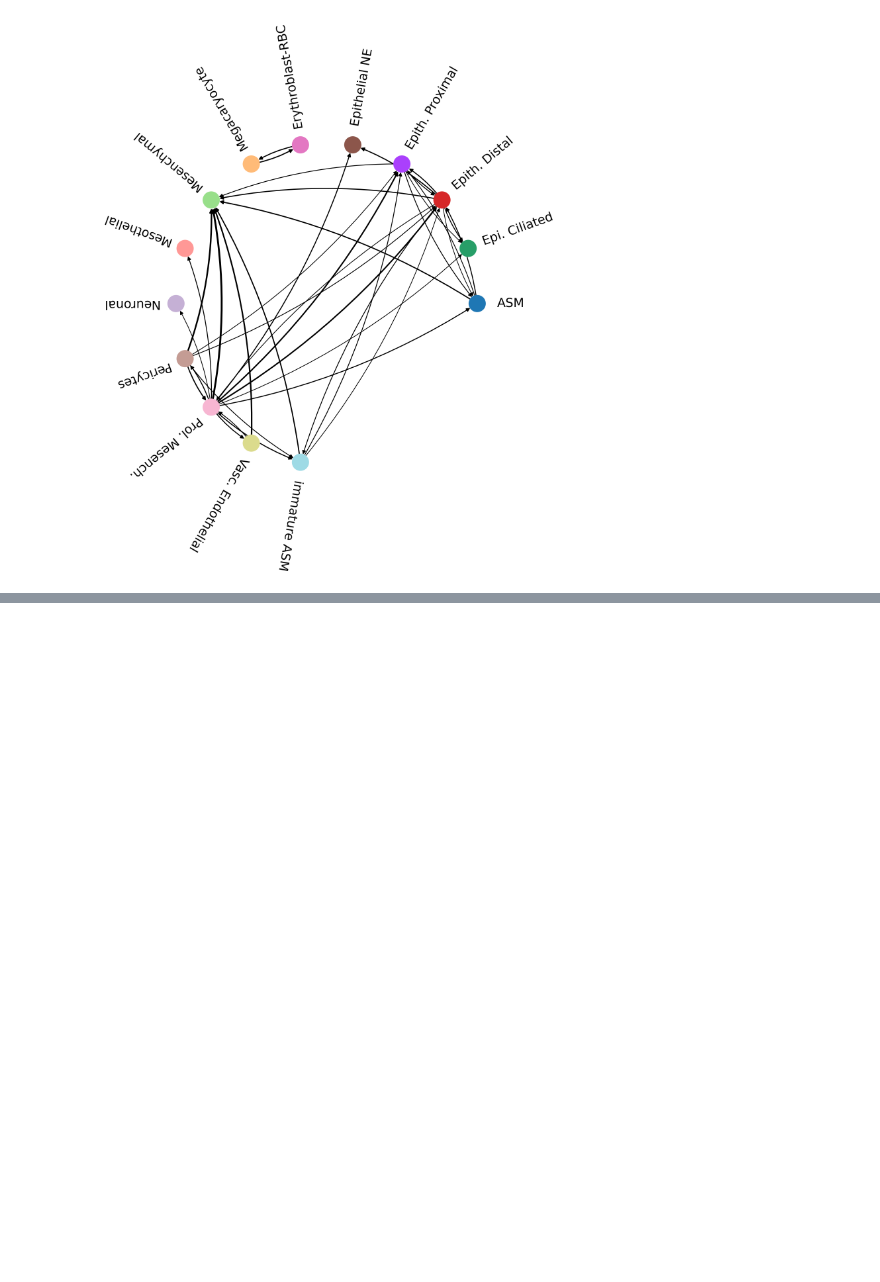
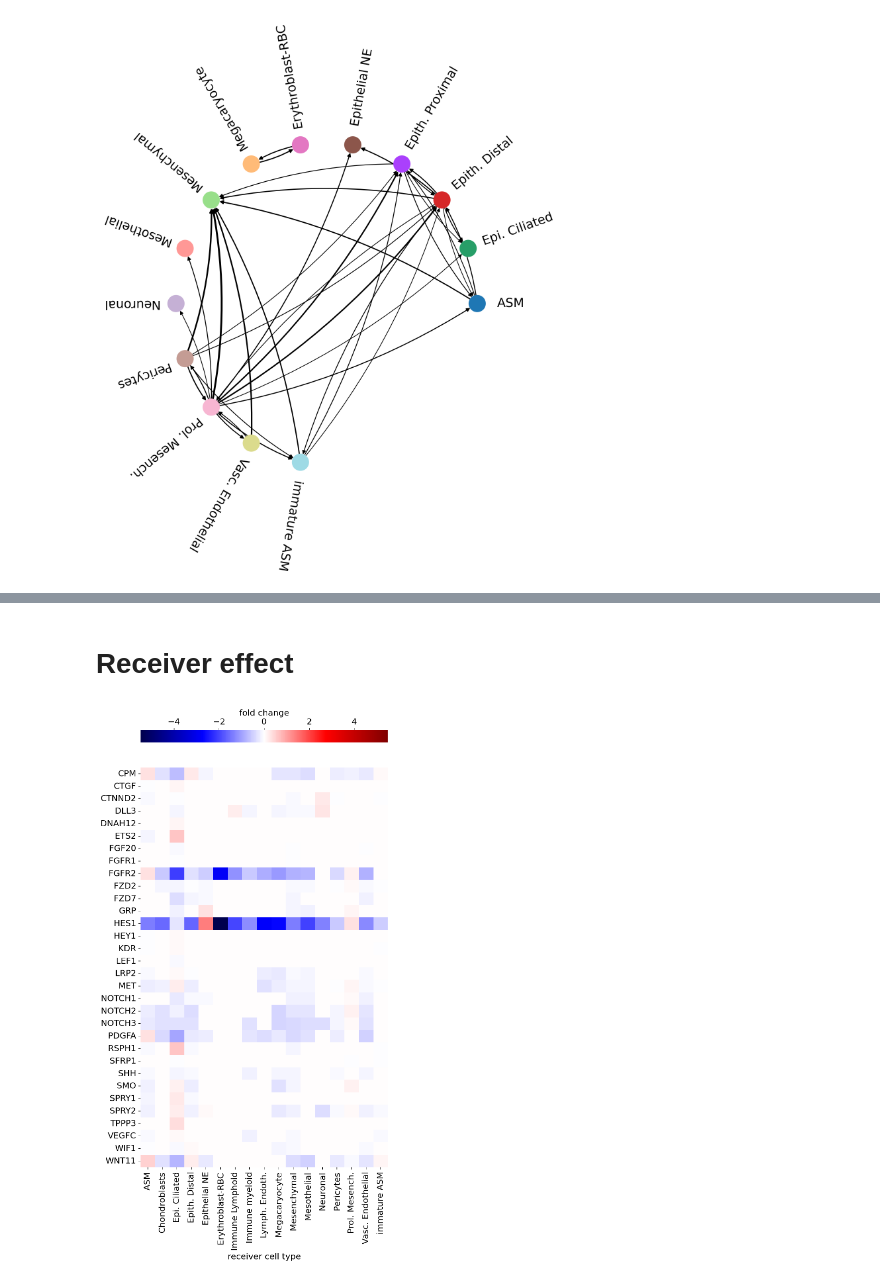
Before and after one commit to theislab/ncem_benchmarks, a Jupyter notebook: notebooks/data_exploration/iss_salas.ipynb, the cells around one changed output, grey strips where cells are left out. Drawn from its saved outputs; the diff is of its cells as text; code cells hidden in the pictures; blank space fills up the shorter version.

```diff
--- a/notebooks/data_exploration/iss_salas.ipynb
+++ b/notebooks/data_exploration/iss_salas.ipynb
@@ -123,0 +326,2 @@ interpreter.sender_effect(receiver='Epi. Ciliated', gene_subset=list(gene_subset
+# %%
+gene_subset = effect_df[effect_df['qvalue'] <= 0.05].index
@@ -123,0 +339,6 @@ interpreter.sender_effect(receiver='Epi. Ciliated', gene_subset=list(gene_subset
+# %% [markdown]
+# Receiver effect
+# %%
+interpreter.receiver_effect(sender='Epith. Proximal', gene_subset=list(gene_subset), figsize=(7,14))
+# %% [output]
+[figure, added]
```
Also changed, not shown: parts of 33 cells of this notebook.
